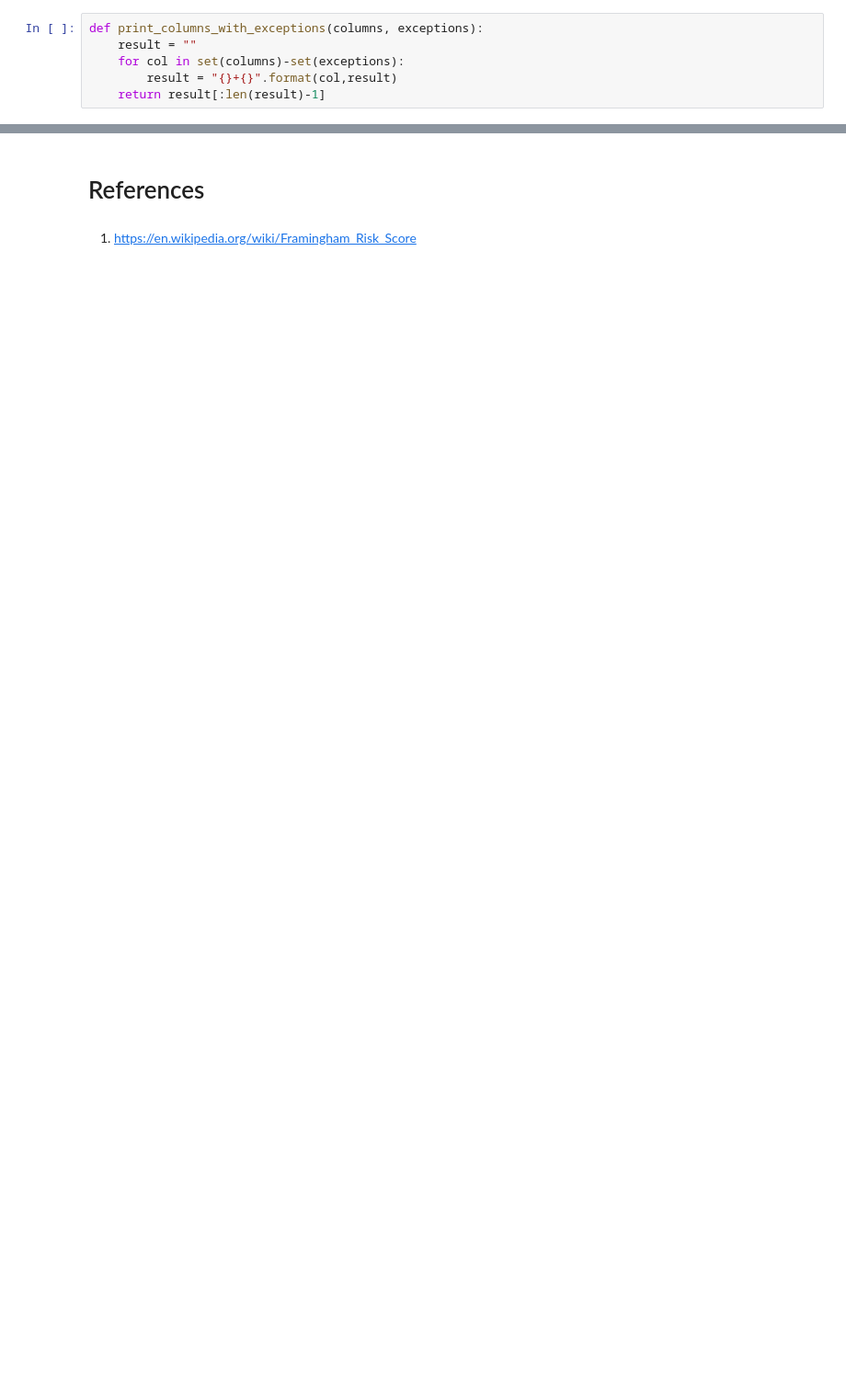
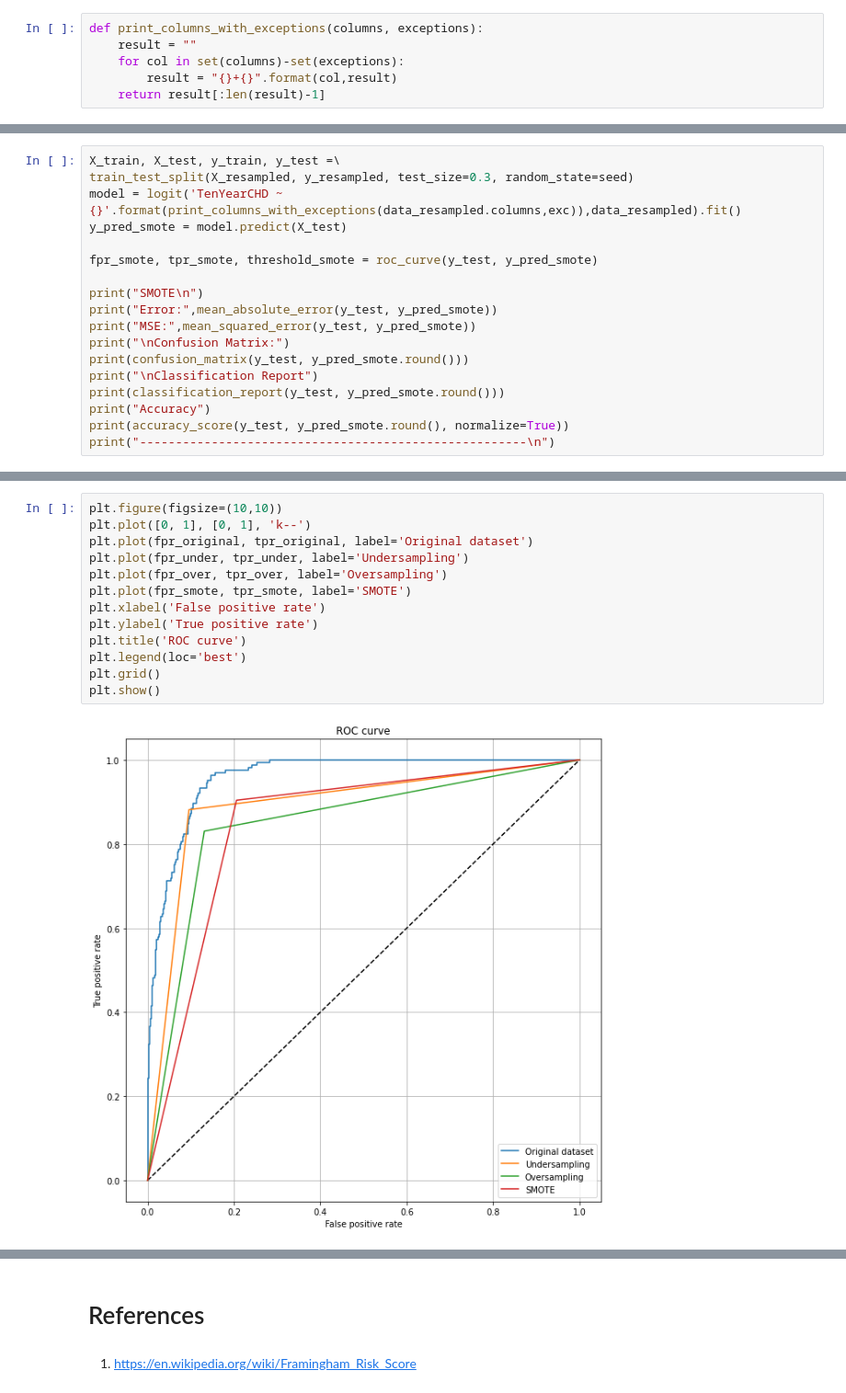
Before and after one commit to Mirkesx/cardiovascularity_study_dataset, a Jupyter notebook: project_notebook_marco_cavalli_1000024189.ipynb, the cells around one changed output, grey strips where cells are left out. Shown at 92% size. Saved outputs shown, nothing was run; the diff lists cells and outputs as text; blank space fills up the shorter version.

```diff
--- a/project_notebook_marco_cavalli_1000024189.ipynb
+++ b/project_notebook_marco_cavalli_1000024189.ipynb
@@ -1560,0 +1696,18 @@ Optimization terminated successfully.
+# %%
+X_train, X_test, y_train, y_test =\
+train_test_split(X_resampled, y_resampled, test_size=0.3, random_state=seed)
+model = logit('TenYearCHD ~ {}'.format(print_columns_with_exceptions(data_resampled.columns,exc)),data_resampled).fit()
+y_pred_smote = model.predict(X_test)
+
+fpr_smote, tpr_smote, threshold_smote = roc_curve(y_test, y_pred_smote)
+
+print("SMOTE\n")
+print("Error:",mean_absolute_error(y_test, y_pred_smote))
+print("MSE:",mean_squared_error(y_test, y_pred_smote))
+print("\nConfusion Matrix:")
+print(confusion_matrix(y_test, y_pred_smote.round()))
+print("\nClassification Report")
+print(classification_report(y_test, y_pred_smote.round()))
+print("Accuracy")
+print(accuracy_score(y_test, y_pred_smote.round(), normalize=True))
+print("------------------------------------------------------\n")
@@ -1560,0 +1734,15 @@ Optimization terminated successfully.
+# %%
+plt.figure(figsize=(10,10))
+plt.plot([0, 1], [0, 1], 'k--')
+plt.plot(fpr_original, tpr_original, label='Original dataset')
+plt.plot(fpr_under, tpr_under, label='Undersampling')
+plt.plot(fpr_over, tpr_over, label='Oversampling')
+plt.plot(fpr_smote, tpr_smote, label='SMOTE')
+plt.xlabel('False positive rate')
+plt.ylabel('True positive rate')
+plt.title('ROC curve')
+plt.legend(loc='best')
+plt.grid()
+plt.show()
+# %% [output]
+[figure, added]
```
Also changed, not shown: parts of 63 cells of this notebook.
